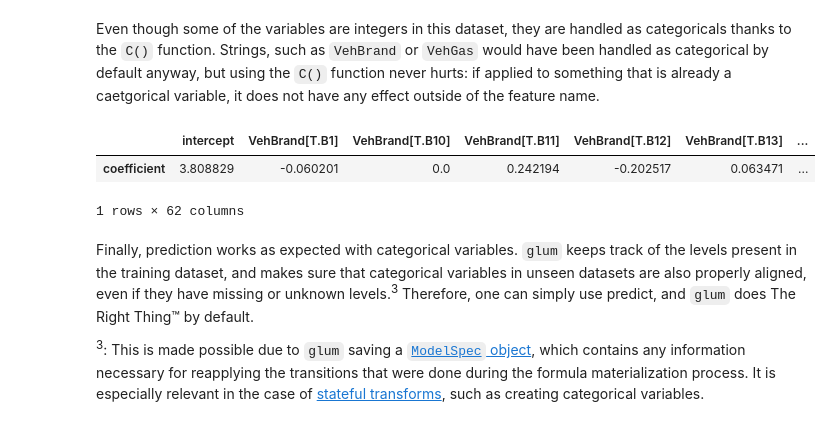
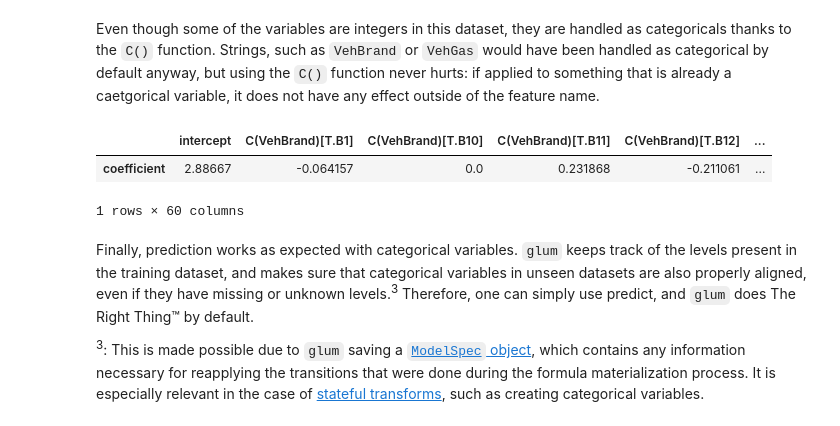
Before and after one commit to Quantco/glum, a Jupyter notebook: docs/tutorials/formula_interface/formula_interface.ipynb, the cells around one changed output. Cells and saved outputs as stored; diff of their text form; code cells hidden in the pictures.

```diff
--- a/docs/tutorials/formula_interface/formula_interface.ipynb
+++ b/docs/tutorials/formula_interface/formula_interface.ipynb
@@ -150,15 +149,15 @@ Even though some of the variables are integers in this dataset, they are handled
 # %%
 formula_cat = "PurePremium ~ C(VehBrand) + C(VehGas) + C(Region) + C(Area) + C(DrivAge) + C(VehAge) + C(VehPower) + BonusMalus + Density"
 
-t_glm3 = GeneralizedLinearRegressor(family=TweedieDist, alpha_search=True, l1_ratio=1, fit_intercept=True, formula=formula_fun)
+t_glm3 = GeneralizedLinearRegressor(family=TweedieDist, alpha_search=True, l1_ratio=1, fit_intercept=True, formula=formula_cat)
 t_glm3.fit(df_train, sample_weight=df['Exposure'].values[train])
 
 pd.DataFrame({'coefficient': np.concatenate(([t_glm3.intercept_], t_glm3.coef_))},
              index=['intercept'] + t_glm3.feature_names_).T
 # %% [output]
-|  | intercept | VehBrand[T.B1] | VehBrand[T.B10] | VehBrand[T.B11] | VehBrand[T.B12] | VehBrand[T.B13] | ... |
-| coefficient | 3.808829 | -0.060201 | 0.0 | 0.242194 | -0.202517 | 0.063471 | ... |
+|  | intercept | C(VehBrand)[T.B1] | C(VehBrand)[T.B10] | C(VehBrand)[T.B11] | C(VehBrand)[T.B12] | ... |
+| coefficient | 2.88667 | -0.064157 | 0.0 | 0.231868 | -0.211061 | ... |
-1 rows × 62 columns
+1 rows × 60 columns
 # %% [markdown]
 Finally, prediction works as expected with categorical variables. `glum` keeps track of the levels present in the training dataset, and makes sure that categorical variables in unseen datasets are also properly aligned, even if they have missing or unknown levels.<sup>3</sup> Therefore, one can simply use predict, and `glum` does The Right Thing™ by default.
 
```
Also changed, not shown: parts of 13 cells of this notebook.
